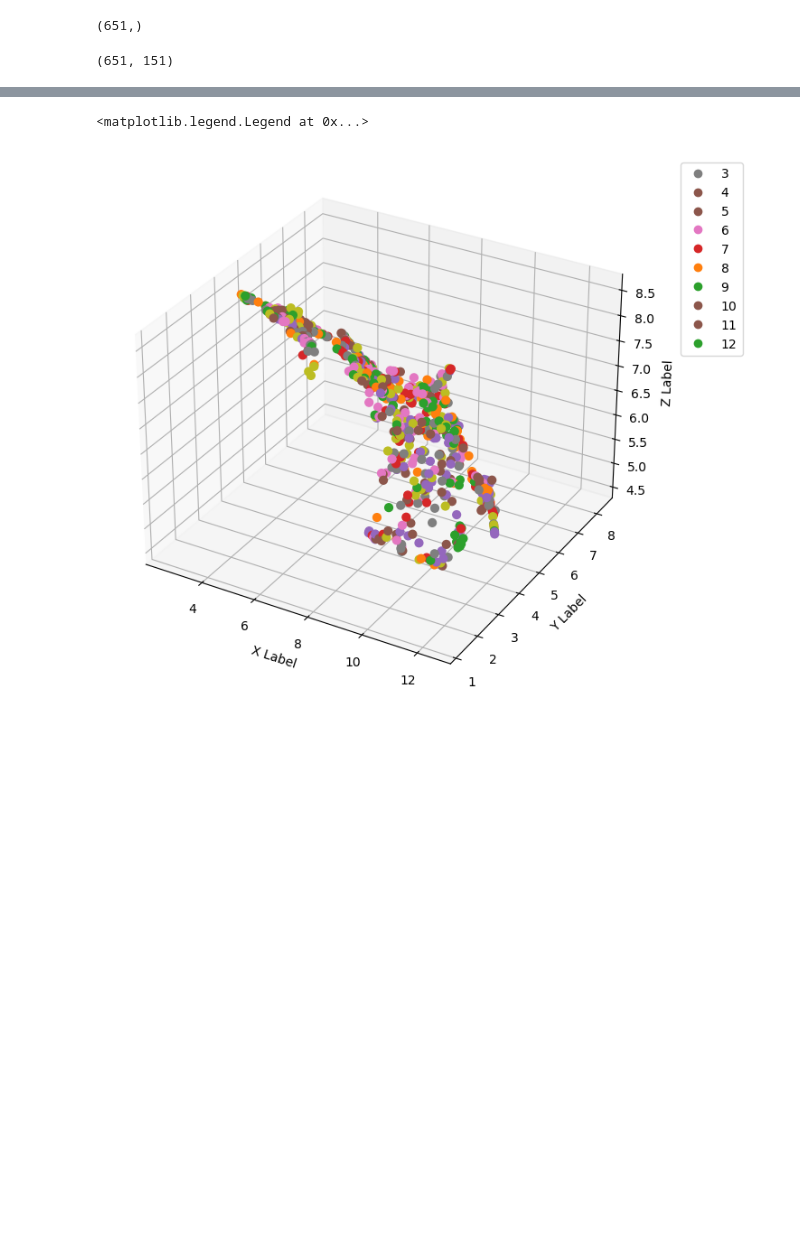
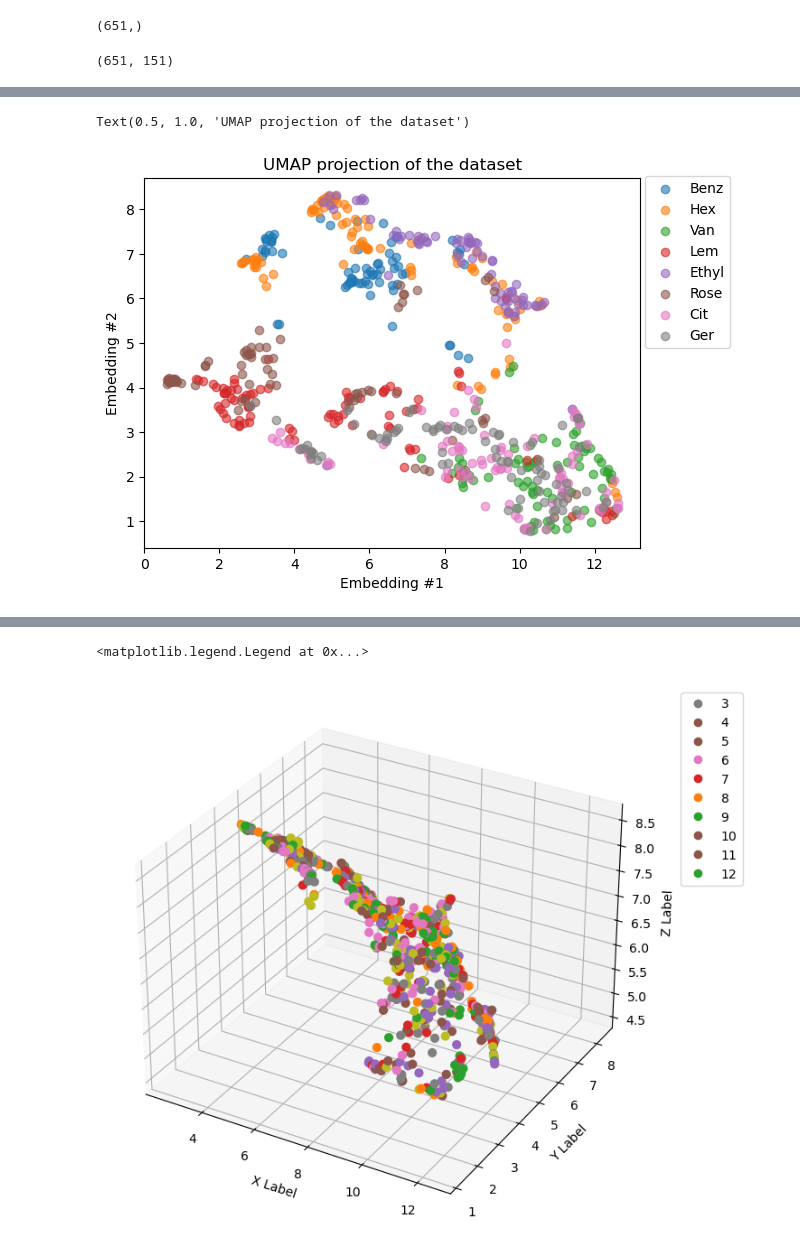
Before and after one commit to snlederman/Odour-classification, a Jupyter notebook: src/eda/umap_testing.ipynb, the cells around one changed output, grey strips where cells are left out. Saved outputs shown, nothing was run; the diff lists cells and outputs as text; code cells hidden in the pictures; blank space fills up the shorter version.

```diff
--- a/src/eda/umap_testing.ipynb
+++ b/src/eda/umap_testing.ipynb
@@ -8,8 +7,8 @@ import seaborn as sns
 import matplotlib.pyplot as plt
 from sklearn.preprocessing import StandardScaler
 # %%
-df = pd.read_csv('/Users/ellaistep/Documents/4_ITC/1_Final_project/data/cleaned/features.csv')
-target =  pd.read_csv('/Users/ellaistep/Documents/4_ITC/1_Final_project/data/cleaned/labels.csv')
+df = pd.read_csv('../../data/cleaned/features.csv')
+target =  pd.read_csv('../../data/cleaned/labels.csv')
 df.shape, target.shape
 # %% [output]
 ((972, 152), (972, 2))
@@ -25,3 +24,6 @@ target['label'].unique()
 # %% [output]
 array(['8-Van', '5-Lem', '4-Rose', '6-Ger', '3-Ethyl', '2-Hex', '7-Cit',
        '1-Benz'], dtype=object)
+# %%
+label_names_replace = {label:label.split("-")[1] for label in target["label"].unique()}
+target["label"].replace(label_names_replace, inplace=True)
@@ -59,0 +98,12 @@ Length: 651, dtype: int64
+# %%
+for odor in embedding_df['Odors'].unique():
+    odor_df = embedding_df[embedding_df['Odors'] == odor]
+    plt.scatter(odor_df["Embedding_1"], odor_df["Embedding_2"],alpha=0.6, label=odor)
+
+plt.legend(loc=(1.01,0.54))
+plt.xlabel("Embedding #1")
+plt.ylabel("Embedding #2")
+plt.title('UMAP projection of the dataset')
+# %% [output]
+Text(0.5, 1.0, 'UMAP projection of the dataset')
+[figure, added]
```
Also changed, not shown: parts of 10 cells of this notebook, 5 other files.
